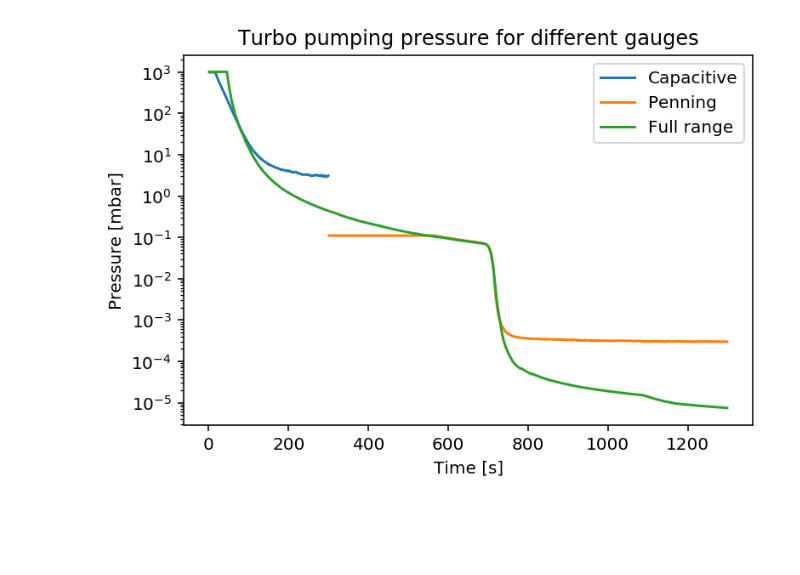
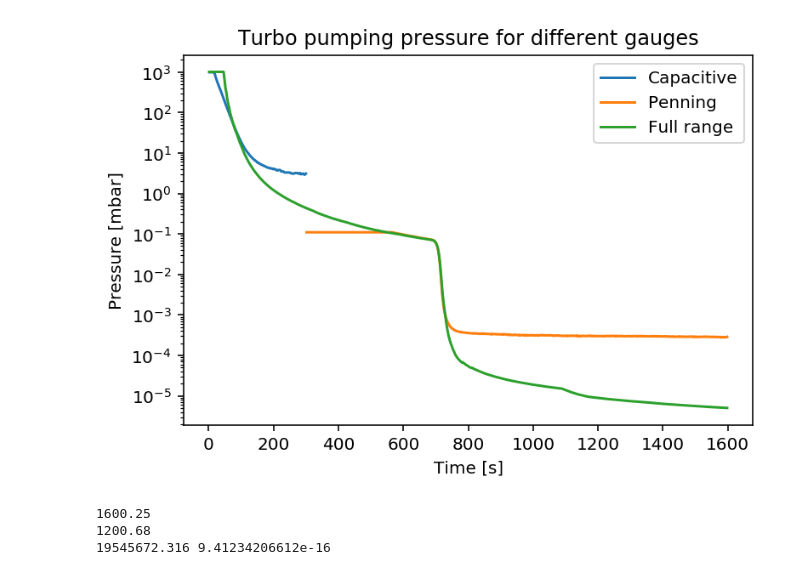
Before and after one commit to qwretz/fpraktikum, a Jupyter notebook: Vacuum/PumpDownPressure.ipynb, the cells around one changed output. Cells and saved outputs as stored; diff of their text form; code cells hidden in the pictures; blank space fills up the shorter version.

```diff
--- a/Vacuum/PumpDownPressure.ipynb
+++ b/Vacuum/PumpDownPressure.ipynb
@@ -10,25 +10,40 @@ import pandas as pd
 # %%
 data=[]
 data.append( pd.read_csv("20180307_JonasLehnenGuntherTuerk/20180307_JonasGunther_PumpDownPressure",delimiter="\t" ))
 
 for entry in data:
     time= entry.values[:,0]
     p1= entry.values[:,1]
     p2= entry.values[:,2]
     p3= entry.values[:,3]
 
 r1,r2,r3,i=0,0,0,0
-while time[i]<1300:
+while time[i]<1600:
     if time[r3]<300:
         r3=r3+1
     i=i+1
 
 fig,ax=plt.subplots(dpi=144)
 ax.plot(time[:r3],p3[:r3] , label="Capacitive")
 ax.plot(time[r3:i],p2[r3:i],label="Penning")
 ax.plot(time[:i],p1[:i],    label="Full range")
 ax.legend()
 ax.set(yscale="log",xlabel="Time [s]",ylabel="Pressure [mbar]",title="Turbo pumping pressure for different gauges");
 fig.savefig("Plots/PumpingPressure.png")
 # %% [output]
-[figure, old version]
+[figure, new version]
+# %%
+print(time[800])
+print(time[600])
+
+pStart=p1[600]
+pEnd=p1[800]
+Seff= 30/1000 / 1500 *np.log(pStart/pEnd) # /1000 für SI m^3
+dndt= (pStart+pEnd)*1e-3/2 * Seff /c.Boltzmann / 293
+dm = dndt*29/c.N_A
+
+print(dndt, dm)
+# %% [output]
+1600.25
+1200.68
+19545672.316 9.41234206612e-16
```
Also changed, not shown: 4 other files.
